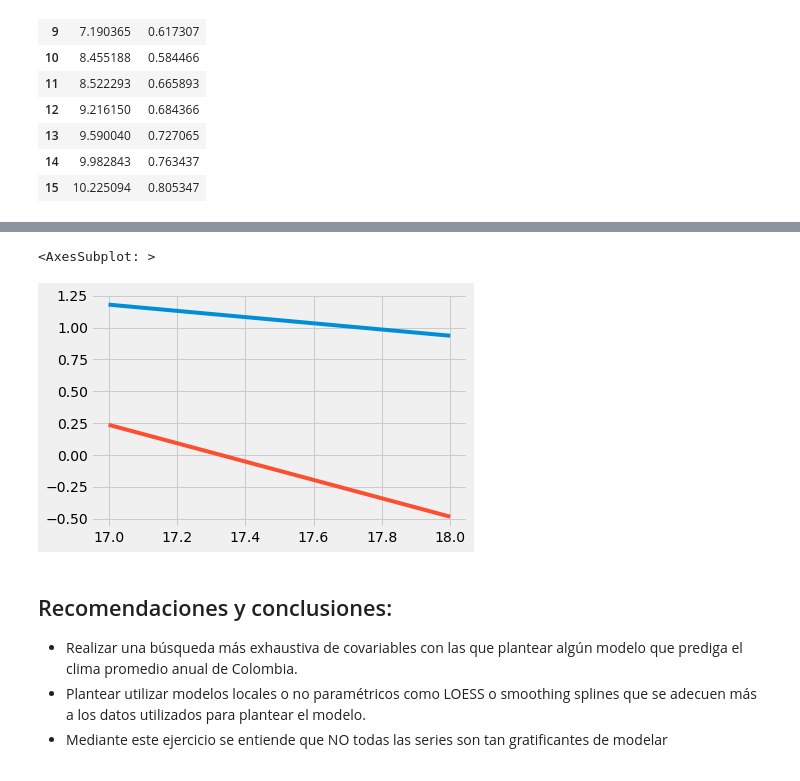
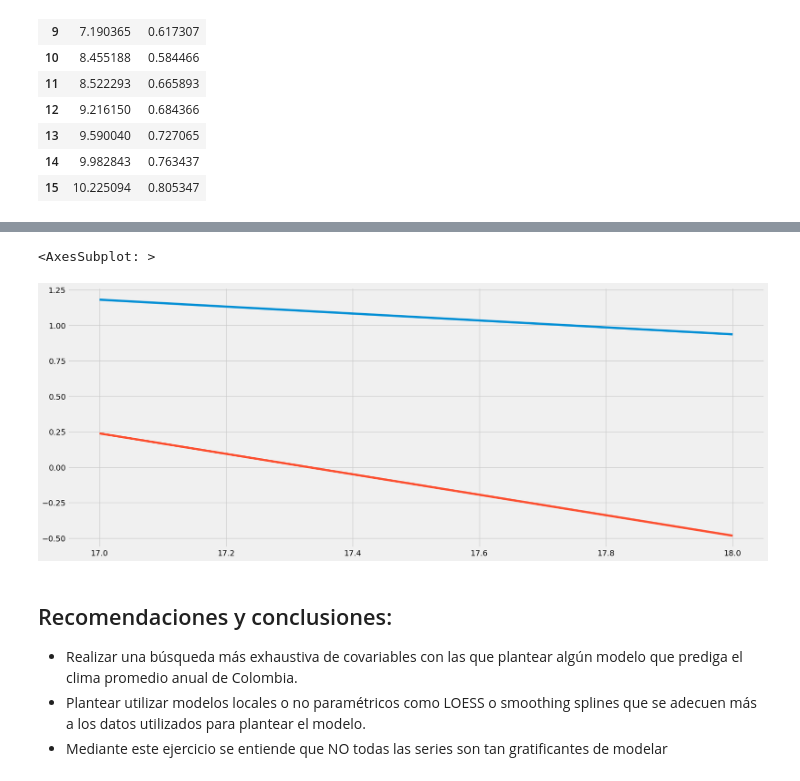
Before and after one commit to fv00/presentacion-forecasting, a Jupyter notebook: arboles.ipynb, the cells around one changed output, grey strips where cells are left out. Saved outputs shown, nothing was run; the diff lists cells and outputs as text; code cells hidden in the pictures.

```diff
--- a/arboles.ipynb
+++ b/arboles.ipynb
@@ -205,9 +192,9 @@ See the caveats in the documentation: https://pandas.pydata.org/pandas-docs/stab
 # %%
-validacion['value'].plot()
+validacion['value'].plot(figsize=(20, 8))
 validacion['predicciones'].plot()
 # %% [output]
 <AxesSubplot: >
-[figure, old version]
+[figure, new version]
 # %% [markdown]
 ## Recomendaciones y conclusiones:
 
```
Also changed, not shown: parts of 8 cells of this notebook, 1 other file.
